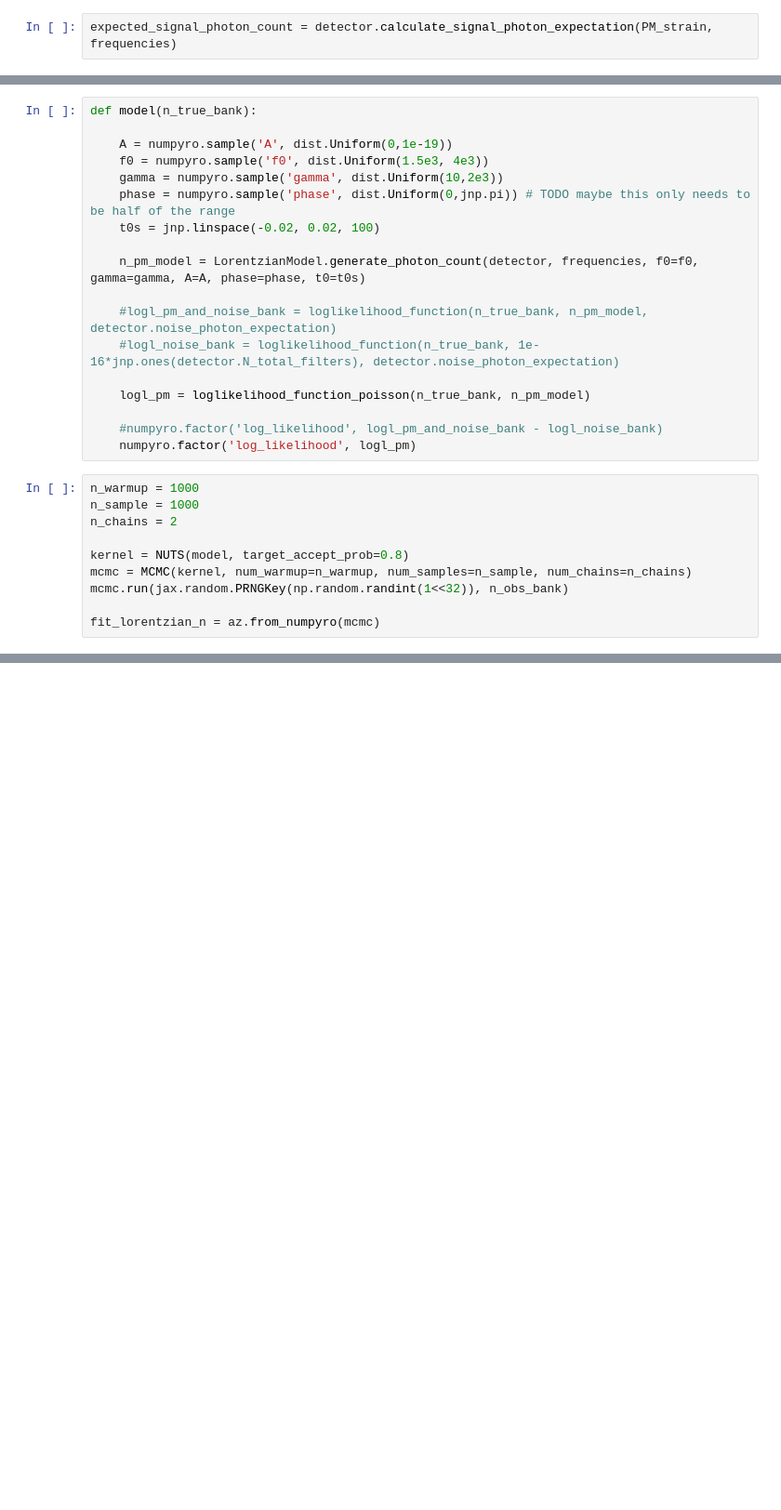
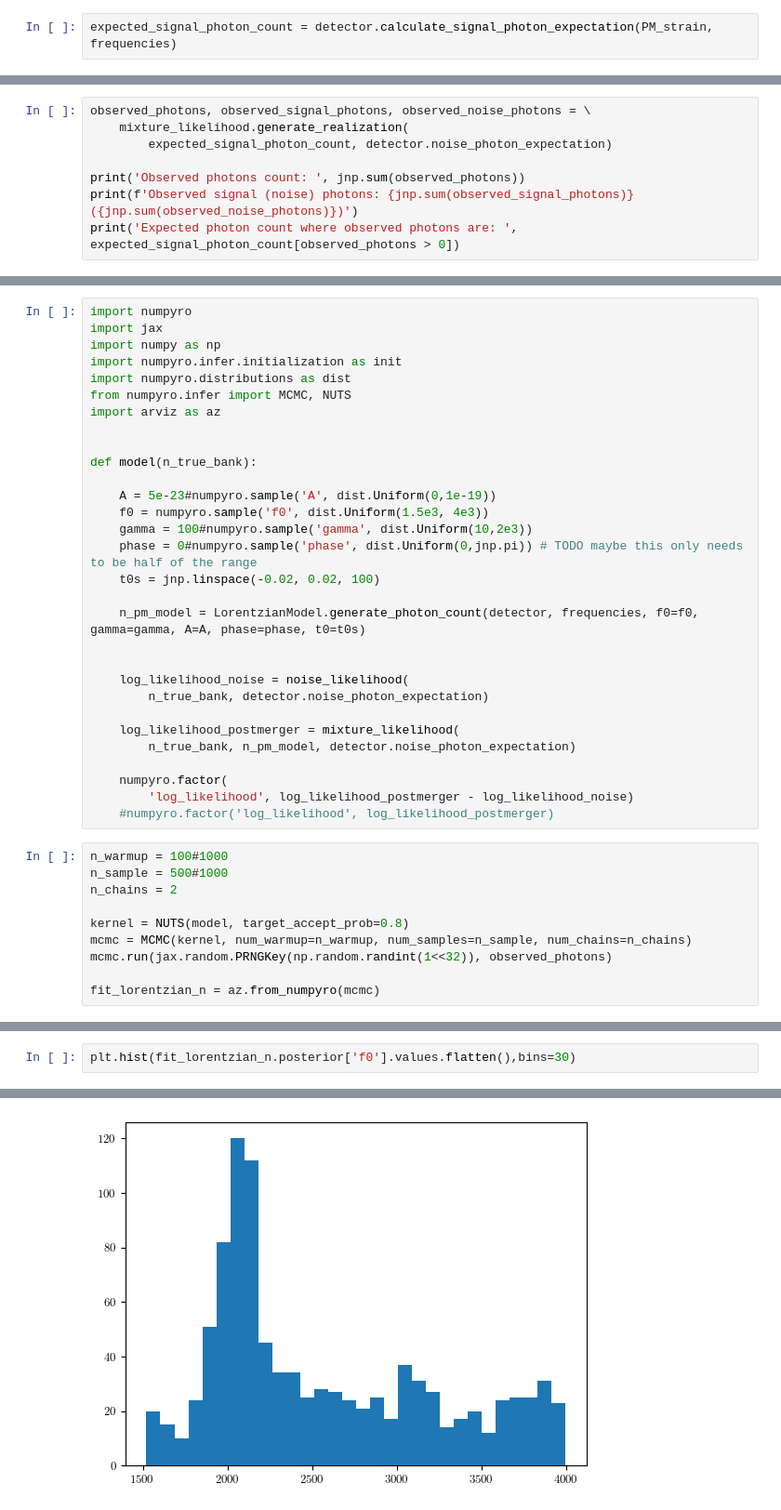
Before and after one commit to ethanpayne42/GWPhotonCounting, a Jupyter notebook: examples/simple_example.ipynb, the cells around one changed output, grey strips where cells are left out. Shown at 93% size. Cells and saved outputs as stored; diff of their text form; blank space fills up the shorter version.

Commit message:
added the distribution classes

```diff
--- a/examples/simple_example.ipynb
+++ b/examples/simple_example.ipynb
@@ -103,0 +56,8 @@ Array(-11.69397616, dtype=float64)
+# %%
+observed_photons, observed_signal_photons, observed_noise_photons = \
+    mixture_likelihood.generate_realization(
+        expected_signal_photon_count, detector.noise_photon_expectation)
+
+print('Observed photons count: ', jnp.sum(observed_photons))
+print(f'Observed signal (noise) photons: {jnp.sum(observed_signal_photons)} ({jnp.sum(observed_noise_photons)})')
+print('Expected photon count where observed photons are: ', expected_signal_photon_count[observed_photons > 0])
@@ -104,28 +80,40 @@ Array(-11.69397616, dtype=float64)
 # %%
+import numpyro
+import jax
+import numpy as np
+import numpyro.infer.initialization as init
+import numpyro.distributions as dist
+from numpyro.infer import MCMC, NUTS
+import arviz as az
+
+
 def model(n_true_bank):
 
-    A = numpyro.sample('A', dist.Uniform(0,1e-19))
+    A = 5e-23#numpyro.sample('A', dist.Uniform(0,1e-19))
     f0 = numpyro.sample('f0', dist.Uniform(1.5e3, 4e3))
-    gamma = numpyro.sample('gamma', dist.Uniform(10,2e3))
-    phase = numpyro.sample('phase', dist.Uniform(0,jnp.pi)) # TODO maybe this only needs to be half of the range
+    gamma = 100#numpyro.sample('gamma', dist.Uniform(10,2e3))
+    phase = 0#numpyro.sample('phase', dist.Uniform(0,jnp.pi)) # TODO maybe this only needs to be half of the range
     t0s = jnp.linspace(-0.02, 0.02, 100)
 
     n_pm_model = LorentzianModel.generate_photon_count(detector, frequencies, f0=f0, gamma=gamma, A=A, phase=phase, t0=t0s)
 
-    #logl_pm_and_noise_bank = loglikelihood_function(n_true_bank, n_pm_model, detector.noise_photon_expectation)
-    #logl_noise_bank = loglikelihood_function(n_true_bank, 1e-16*jnp.ones(detector.N_total_filters), detector.noise_photon_expectation)
 
-    logl_pm = loglikelihood_function_poisson(n_true_bank, n_pm_model)
+    log_likelihood_noise = noise_likelihood(
+        n_true_bank, detector.noise_photon_expectation)
 
-    #numpyro.factor('log_likelihood', logl_pm_and_noise_bank - logl_noise_bank)
-    numpyro.factor('log_likelihood', logl_pm)
+    log_likelihood_postmerger = mixture_likelihood(
+        n_true_bank, n_pm_model, detector.noise_photon_expectation)
+
+    numpyro.factor(
+        'log_likelihood', log_likelihood_postmerger - log_likelihood_noise)
+    #numpyro.factor('log_likelihood', log_likelihood_postmerger)
 # %%
-n_warmup = 1000
-n_sample = 1000
+n_warmup = 100#1000
+n_sample = 500#1000
 n_chains = 2
 
 kernel = NUTS(model, target_accept_prob=0.8)
 mcmc = MCMC(kernel, num_warmup=n_warmup, num_samples=n_sample, num_chains=n_chains)
-mcmc.run(jax.random.PRNGKey(np.random.randint(1<<32)), n_obs_bank)
+mcmc.run(jax.random.PRNGKey(np.random.randint(1<<32)), observed_photons)
 
 fit_lorentzian_n = az.from_numpyro(mcmc)
@@ -133,0 +126,3 @@ NameError: name 'NUTS' is not defined
+# %%
+plt.hist(fit_lorentzian_n.posterior['f0'].values.flatten(),bins=30)
+# %% [output]
@@ -134,3 +141,4 @@ NameError: name 'NUTS' is not defined
+[figure, added]
 # %%
 from corner import corner
 
```
Also changed, not shown: parts of 19 cells of this notebook, 2 other files.
